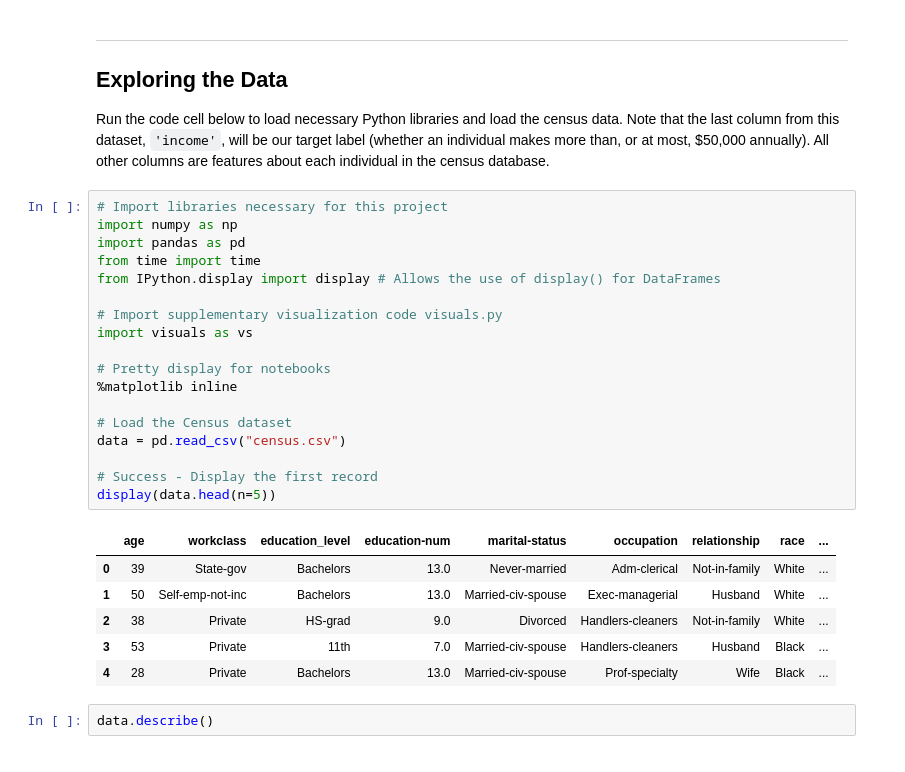
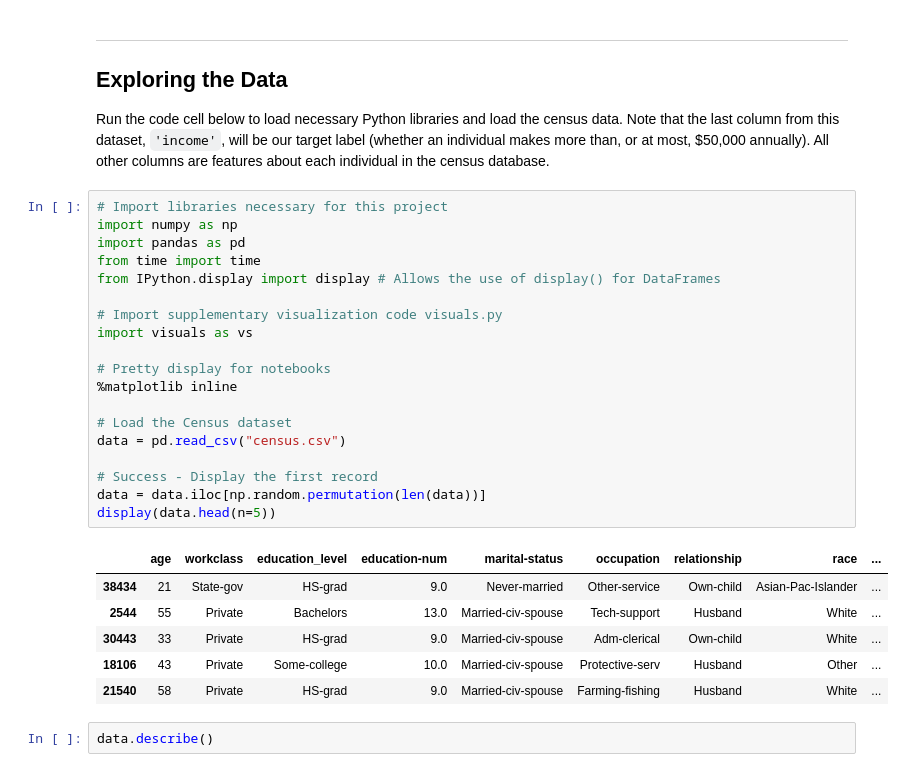
Before and after one commit to deepakrohilla13/machine-learning-excercise, a Jupyter notebook: finding_donors/finding_donors.ipynb, the cells around one changed output. Drawn from its saved outputs; the diff is of its cells as text.

```diff
--- a/finding_donors/finding_donors.ipynb
+++ b/finding_donors/finding_donors.ipynb
@@ -21,28 +21,29 @@ Run the code cell below to load necessary Python libraries and load the census d
 # %%
 # Import libraries necessary for this project
 import numpy as np
 import pandas as pd
 from time import time
 from IPython.display import display # Allows the use of display() for DataFrames
 
 # Import supplementary visualization code visuals.py
 import visuals as vs
 
 # Pretty display for notebooks
 %matplotlib inline
 
 # Load the Census dataset
 data = pd.read_csv("census.csv")
 
 # Success - Display the first record
+data = data.iloc[np.random.permutation(len(data))]
 display(data.head(n=5))
 # %% [output]
 |  | age | workclass | education_level | education-num | marital-status | occupation | relationship | race | ... |
-| 0 | 39 | State-gov | Bachelors | 13.0 | Never-married | Adm-clerical | Not-in-family | White | ... |
-| 1 | 50 | Self-emp-not-inc | Bachelors | 13.0 | Married-civ-spouse | Exec-managerial | Husband | White | ... |
-| 2 | 38 | Private | HS-grad | 9.0 | Divorced | Handlers-cleaners | Not-in-family | White | ... |
-| 3 | 53 | Private | 11th | 7.0 | Married-civ-spouse | Handlers-cleaners | Husband | Black | ... |
-| 4 | 28 | Private | Bachelors | 13.0 | Married-civ-spouse | Prof-specialty | Wife | Black | ... |
+| 38434 | 21 | State-gov | HS-grad | 9.0 | Never-married | Other-service | Own-child | Asian-Pac-Islander | ... |
+| 2544 | 55 | Private | Bachelors | 13.0 | Married-civ-spouse | Tech-support | Husband | White | ... |
+| 30443 | 33 | Private | HS-grad | 9.0 | Married-civ-spouse | Adm-clerical | Own-child | White | ... |
+| 18106 | 43 | Private | Some-college | 10.0 | Married-civ-spouse | Protective-serv | Husband | Other | ... |
+| 21540 | 58 | Private | HS-grad | 9.0 | Married-civ-spouse | Farming-fishing | Husband | White | ... |
 # %%
 data.describe()
 # %% [output]
```
Also changed, not shown: parts of 10 cells of this notebook.
